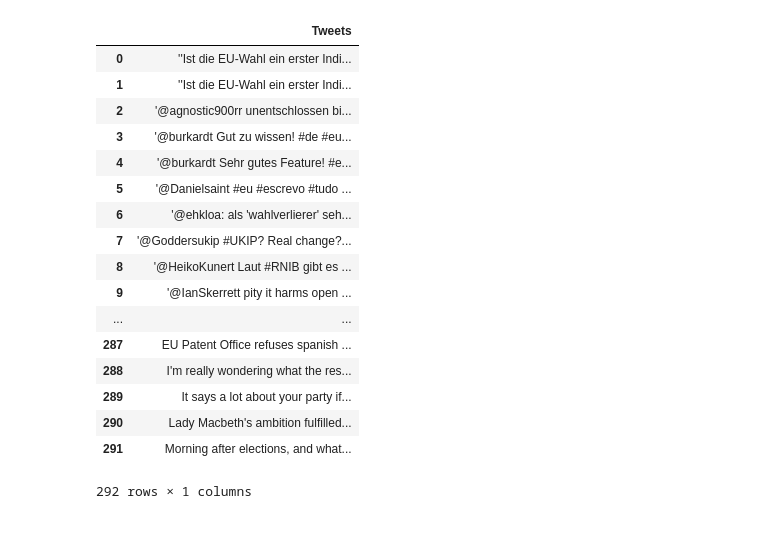
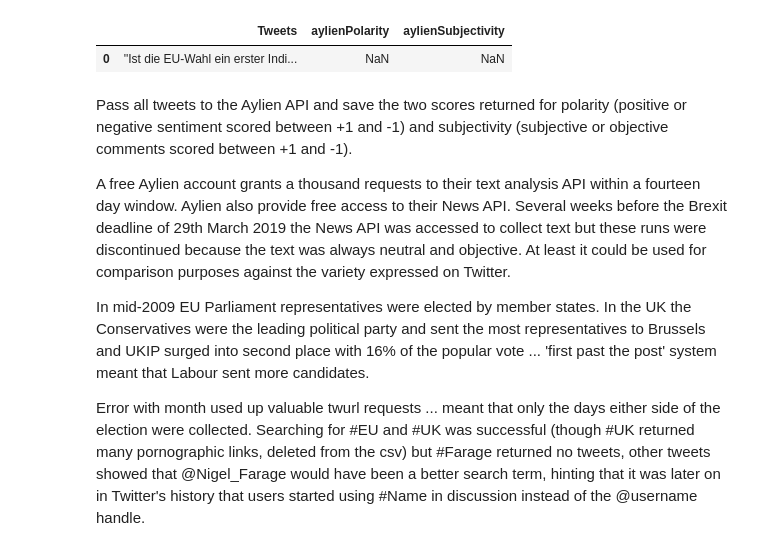
Before and after one commit to hydrazine1209/BrexitTweets, a Jupyter notebook: import-11-aylien2009-0.ipynb, the cells around one changed output. Drawn from its saved outputs; the diff is of its cells as text; code cells hidden in the pictures.

```diff
--- a/import-11-aylien2009-0.ipynb
+++ b/import-11-aylien2009-0.ipynb
@@ -1,43 +1,36 @@
 # %%
 import time
 import pandas as pd
 import numpy as np
 from aylienapiclient import textapi
 
-tweetDF0 = pd.read_csv('analysis-5.csv')
+tweetDF0 = pd.read_csv('analysis-6-aylien-0.csv')
 #tweetDF0.iloc[290:296, 4:6]                 # counting! shows six rows up to row 295 and two columns up to column five
-tweetDF0.iloc[0:292, 5:6]                    # so this is what I pass to Aylien
+tweetDF0.iloc[0:1, 5:8]
+
+#tweetDF0.iloc[0:292, 5:6]                    # so this is what I pass to Aylien
 
 
 #time.sleep(12)
 
 #tweetEUParly = tweetDF0.loc["2009-06-03":"2009-06-05","Lang":"Tweets"]
 #tweetEUParly.iloc[:6]
 
-#'''
+
 #This works.  Limit of 1,000 tweets total
 #aylienClient = textapi.Client("2e3652f1", "77e0e2e019d20ea8aba8ad12572507a7")
 #aylienSentiment = aylienClient.Sentiment({"text": "- wert' Always been/ @labour but can't help but respect @David_Cameron putting his neck on the line for #Remain while @jeremycorbyn took back seat"})
 #print(aylienSentiment)
 #
 #{'polarity': 'negative', 'subjectivity': 'objective', 'text': "- wert' Always been/ @labour but can't help but respect @David_Cameron putting his neck on the line for #Remain while @jeremycorbyn took back seat", 'polarity_confidence': 0.5615213513374329, 'subjectivity_confidence': 0.9998733011656746}
-#'''
 # %% [output]
-|  | Tweets |
-| 0 | ''Ist die EU-Wahl ein erster Indi... |
-| 1 | ''Ist die EU-Wahl ein erster Indi... |
-| 2 | '@agnostic900rr unentschlossen bi... |
-| 3 | '@burkardt Gut zu wissen! #de #eu... |
-| 4 | '@burkardt Sehr gutes Feature! #e... |
-| 5 | '@Danielsaint #eu #escrevo #tudo ... |
-| 6 | '@ehkloa: als 'wahlverlierer' seh... |
-| 7 | '@Goddersukip #UKIP? Real change?... |
-| 8 | '@HeikoKunert Laut #RNIB gibt es ... |
-| 9 | '@IanSkerrett pity it harms open ... |
-| ... | ... |
-| 287 | EU Patent Office refuses spanish ... |
-| 288 | I'm really wondering what the res... |
-| 289 | It says a lot about your party if... |
-| 290 | Lady Macbeth's ambition fulfilled... |
-| 291 | Morning after elections, and what... |
+|  | Tweets | aylienPolarity | aylienSubjectivity |
+| 0 | ''Ist die EU-Wahl ein erster Indi... | NaN | NaN |
-292 rows × 1 columns
+# %% [markdown]
+Pass all tweets to the Aylien API and save the two scores returned for polarity (positive or negative sentiment scored between +1 and -1) and subjectivity (subjective or objective comments scored between +1 and -1).
+
+A free Aylien account grants a thousand requests to their text analysis API within a fourteen day window.  Aylien also provide free access to their News API.  Several weeks before the Brexit deadline of 29th March 2019 the News API was accessed to collect text but these runs were discontinued because the text was always neutral and objective.  At least it could be used for comparison purposes against the variety expressed on Twitter.
+
+In mid-2009 EU Parliament representatives were elected by member states.  In the UK the Conservatives were the leading political party and sent the most representatives to Brussels and UKIP surged into second place with 16% of the popular vote ... 'first past the post' system meant that Labour sent more candidates.
+
+Error with month used up valuable twurl requests ...  meant that only the days either side of the election were collected.  Searching for #EU and #UK was successful (though #UK returned many pornographic links, deleted from the csv) but #Farage returned no tweets, other tweets showed that @Nigel_Farage would have been a better search term, hinting that it was later on in Twitter's history that users started using #Name in discussion instead of the @username handle.
```
Also changed, not shown: parts of 2 cells of this notebook, 2 other files.
